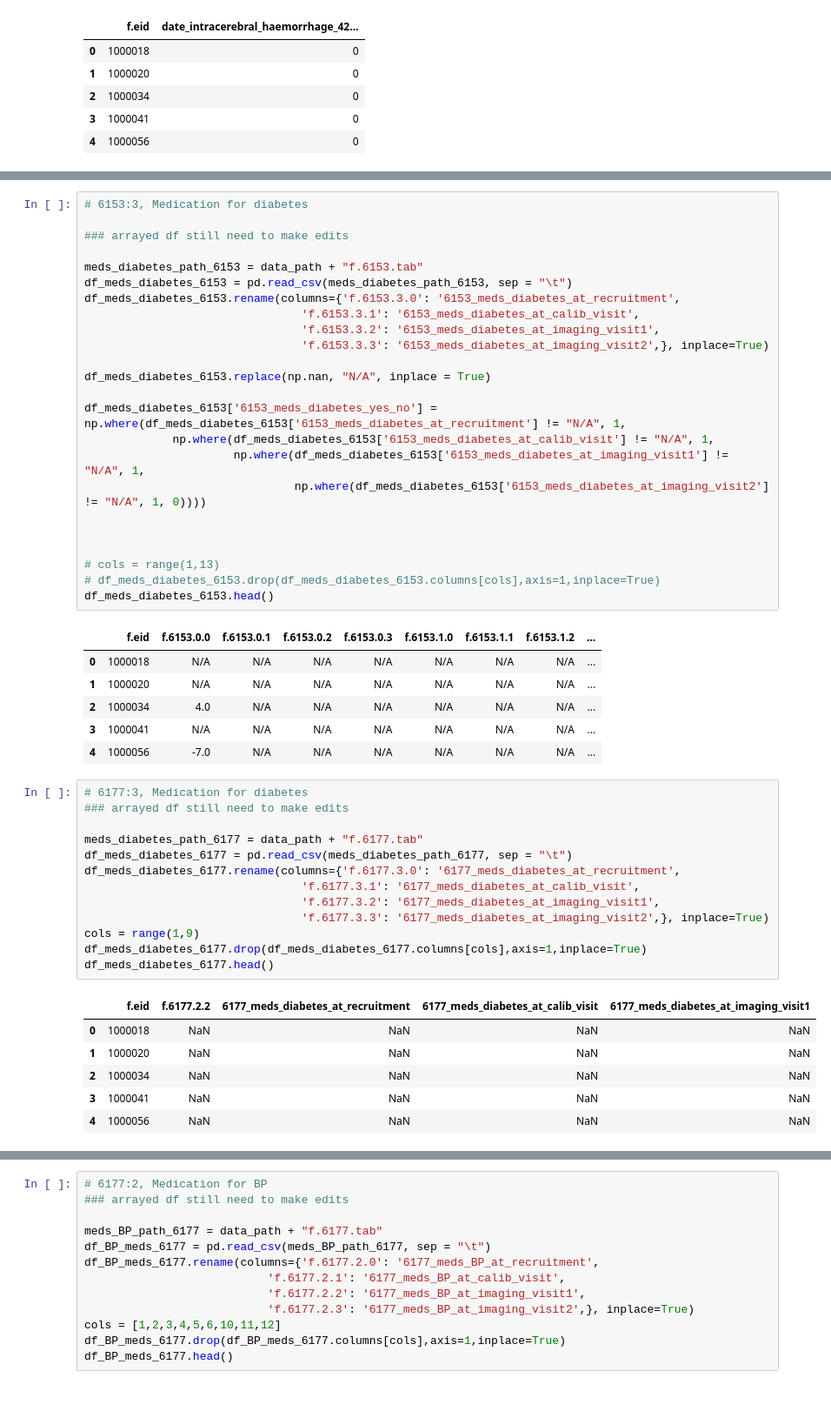
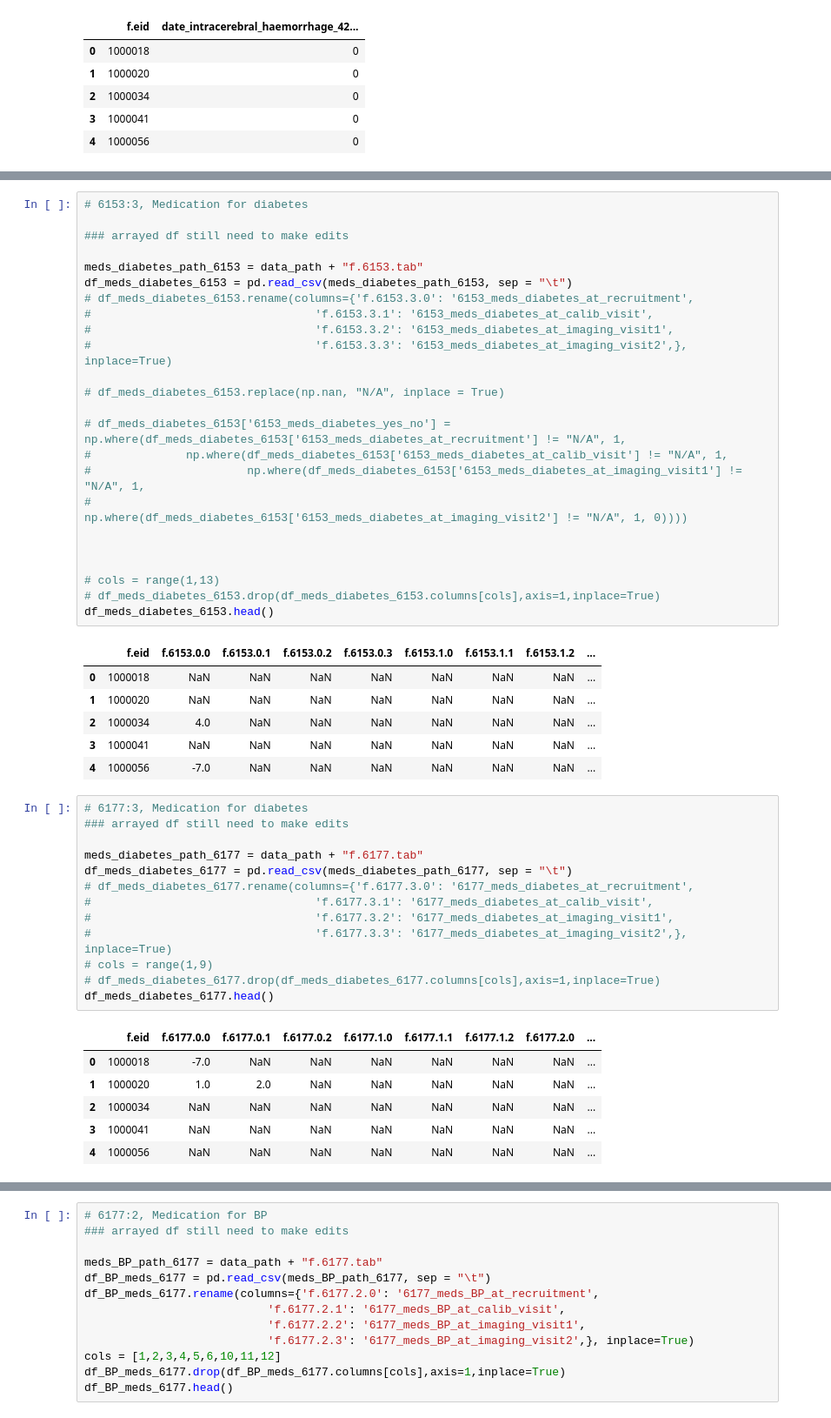
Before and after one commit to graciaandr/mres_dissertation, a Jupyter notebook: data_preprocessing_covariates_and_demographics.ipynb, the cells around one changed output, grey strips where cells are left out. Shown at 87% size. Cells and saved outputs as stored; diff of their text form.

```diff
--- a/data_preprocessing_covariates_and_demographics.ipynb
+++ b/data_preprocessing_covariates_and_demographics.ipynb
@@ -875,17 +850,17 @@ df_date_intracerebral_haemorrhage_42010.head()
 
 meds_diabetes_path_6153 = data_path + "f.6153.tab"
 df_meds_diabetes_6153 = pd.read_csv(meds_diabetes_path_6153, sep = "\t")
-df_meds_diabetes_6153.rename(columns={'f.6153.3.0': '6153_meds_diabetes_at_recruitment',
-                                'f.6153.3.1': '6153_meds_diabetes_at_calib_visit',
-                                'f.6153.3.2': '6153_meds_diabetes_at_imaging_visit1',
-                                'f.6153.3.3': '6153_meds_diabetes_at_imaging_visit2',}, inplace=True)
+# df_meds_diabetes_6153.rename(columns={'f.6153.3.0': '6153_meds_diabetes_at_recruitment',
+#                                 'f.6153.3.1': '6153_meds_diabetes_at_calib_visit',
+#                                 'f.6153.3.2': '6153_meds_diabetes_at_imaging_visit1',
+#                                 'f.6153.3.3': '6153_meds_diabetes_at_imaging_visit2',}, inplace=True)
 
-df_meds_diabetes_6153.replace(np.nan, "N/A", inplace = True)
+# df_meds_diabetes_6153.replace(np.nan, "N/A", inplace = True)
 
-df_meds_diabetes_6153['6153_meds_diabetes_yes_no'] = np.where(df_meds_diabetes_6153['6153_meds_diabetes_at_recruitment'] != "N/A", 1,
-             np.where(df_meds_diabetes_6153['6153_meds_diabetes_at_calib_visit'] != "N/A", 1,
-                      np.where(df_meds_diabetes_6153['6153_meds_diabetes_at_imaging_visit1'] != "N/A", 1,
-                               np.where(df_meds_diabetes_6153['6153_meds_diabetes_at_imaging_visit2'] != "N/A", 1, 0))))
+# df_meds_diabetes_6153['6153_meds_diabetes_yes_no'] = np.where(df_meds_diabetes_6153['6153_meds_diabetes_at_recruitment'] != "N/A", 1,
+#              np.where(df_meds_diabetes_6153['6153_meds_diabetes_at_calib_visit'] != "N/A", 1,
+#                       np.where(df_meds_diabetes_6153['6153_meds_diabetes_at_imaging_visit1'] != "N/A", 1,
+#                                np.where(df_meds_diabetes_6153['6153_meds_diabetes_at_imaging_visit2'] != "N/A", 1, 0))))
 
 
 
@@ -894,31 +869,31 @@ df_meds_diabetes_6153['6153_meds_diabetes_yes_no'] = np.where(df_meds_diabetes_6
 df_meds_diabetes_6153.head()
 # %% [output]
 |  | f.eid | f.6153.0.0 | f.6153.0.1 | f.6153.0.2 | f.6153.0.3 | f.6153.1.0 | f.6153.1.1 | f.6153.1.2 | ... |
-| 0 | 1000018 | N/A | N/A | N/A | N/A | N/A | N/A | N/A | ... |
-| 1 | 1000020 | N/A | N/A | N/A | N/A | N/A | N/A | N/A | ... |
-| 2 | 1000034 | 4.0 | N/A | N/A | N/A | N/A | N/A | N/A | ... |
-| 3 | 1000041 | N/A | N/A | N/A | N/A | N/A | N/A | N/A | ... |
-| 4 | 1000056 | -7.0 | N/A | N/A | N/A | N/A | N/A | N/A | ... |
+| 0 | 1000018 | NaN | NaN | NaN | NaN | NaN | NaN | NaN | ... |
+| 1 | 1000020 | NaN | NaN | NaN | NaN | NaN | NaN | NaN | ... |
+| 2 | 1000034 | 4.0 | NaN | NaN | NaN | NaN | NaN | NaN | ... |
+| 3 | 1000041 | NaN | NaN | NaN | NaN | NaN | NaN | NaN | ... |
+| 4 | 1000056 | -7.0 | NaN | NaN | NaN | NaN | NaN | NaN | ... |
 # %%
 # 6177:3, Medication for diabetes
 ### arrayed df still need to make edits
 
 meds_diabetes_path_6177 = data_path + "f.6177.tab"
 df_meds_diabetes_6177 = pd.read_csv(meds_diabetes_path_6177, sep = "\t")
-df_meds_diabetes_6177.rename(columns={'f.6177.3.0': '6177_meds_diabetes_at_recruitment',
-                                'f.6177.3.1': '6177_meds_diabetes_at_calib_visit',
-                                'f.6177.3.2': '6177_meds_diabetes_at_imaging_visit1',
-                                'f.6177.3.3': '6177_meds_diabetes_at_imaging_visit2',}, inplace=True)
-cols = range(1,9)
-df_meds_diabetes_6177.drop(df_meds_diabetes_6177.columns[cols],axis=1,inplace=True)
+# df_meds_diabetes_6177.rename(columns={'f.6177.3.0': '6177_meds_diabetes_at_recruitment',
+#                                 'f.6177.3.1': '6177_meds_diabetes_at_calib_visit',
+#                                 'f.6177.3.2': '6177_meds_diabetes_at_imaging_visit1',
+#                                 'f.6177.3.3': '6177_meds_diabetes_at_imaging_visit2',}, inplace=True)
+# cols = range(1,9)
+# df_meds_diabetes_6177.drop(df_meds_diabetes_6177.columns[cols],axis=1,inplace=True)
 df_meds_diabetes_6177.head()
 # %% [output]
-|  | f.eid | f.6177.2.2 | 6177_meds_diabetes_at_recruitment | 6177_meds_diabetes_at_calib_visit | 6177_meds_diabetes_at_imaging_visit1 |
-| 0 | 1000018 | NaN | NaN | NaN | NaN |
-| 1 | 1000020 | NaN | NaN | NaN | NaN |
-| 2 | 1000034 | NaN | NaN | NaN | NaN |
-| 3 | 1000041 | NaN | NaN | NaN | NaN |
-| 4 | 1000056 | NaN | NaN | NaN | NaN |
+|  | f.eid | f.6177.0.0 | f.6177.0.1 | f.6177.0.2 | f.6177.1.0 | f.6177.1.1 | f.6177.1.2 | f.6177.2.0 | ... |
+| 0 | 1000018 | -7.0 | NaN | NaN | NaN | NaN | NaN | NaN | ... |
+| 1 | 1000020 | 1.0 | 2.0 | NaN | NaN | NaN | NaN | NaN | ... |
+| 2 | 1000034 | NaN | NaN | NaN | NaN | NaN | NaN | NaN | ... |
+| 3 | 1000041 | NaN | NaN | NaN | NaN | NaN | NaN | NaN | ... |
+| 4 | 1000056 | NaN | NaN | NaN | NaN | NaN | NaN | NaN | ... |
 # %%
 # 6153:2, Medication for BP
 ### arrayed df still need to make edits
```
Also changed, not shown: parts of 18 cells of this notebook.
